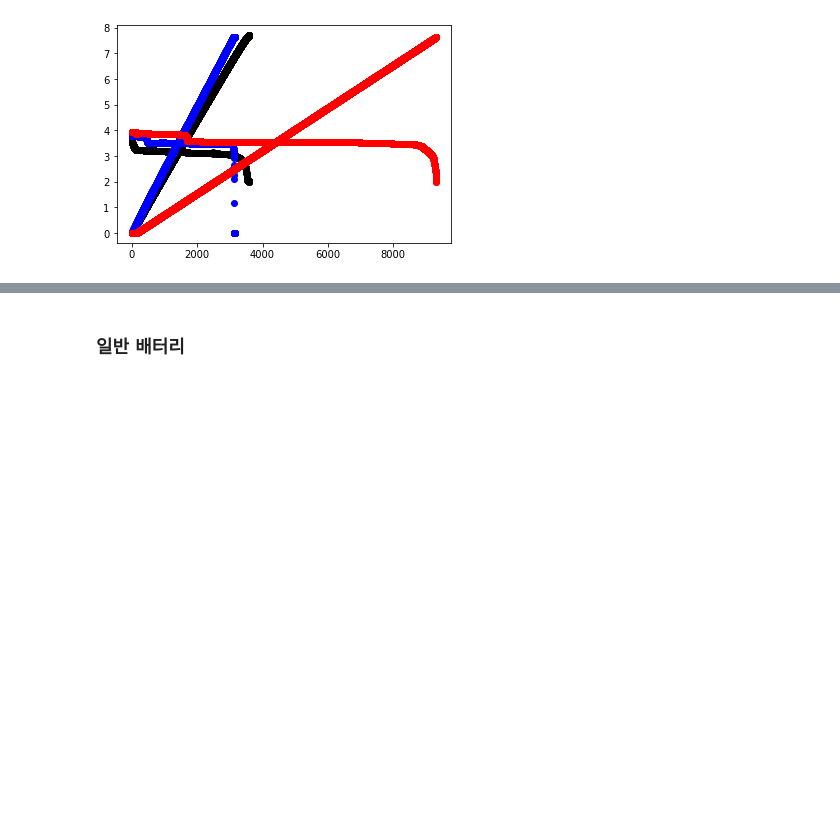
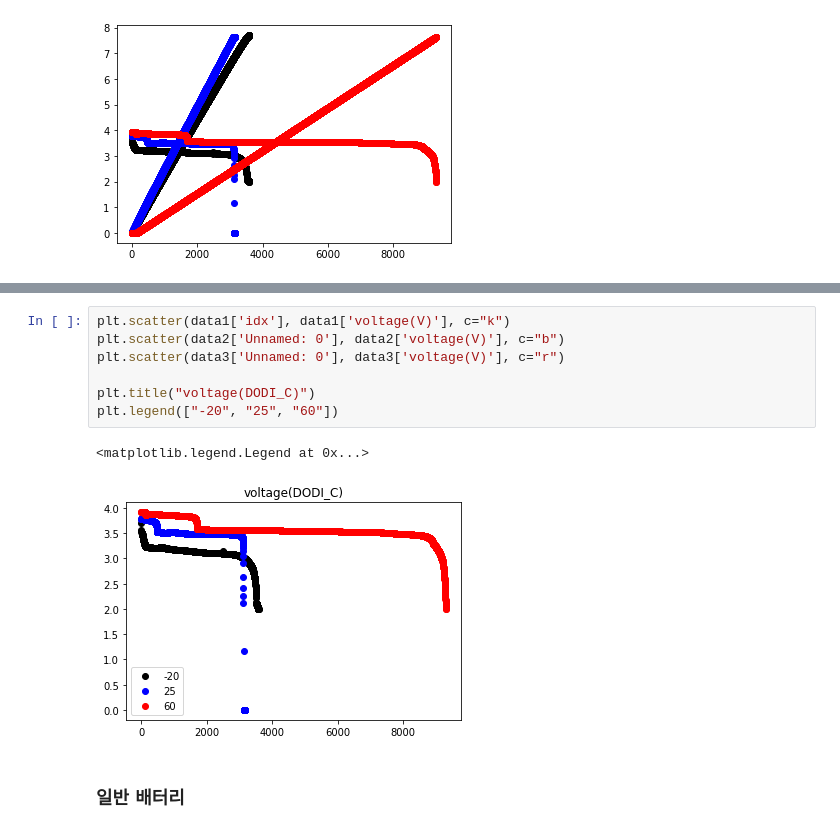
Before and after one commit to minD9it/Battery, a Jupyter notebook: RawDataAnalysis.ipynb, the cells around one changed output, grey strips where cells are left out. Saved outputs shown, nothing was run; the diff lists cells and outputs as text; blank space fills up the shorter version.

```diff
--- a/RawDataAnalysis.ipynb
+++ b/RawDataAnalysis.ipynb
@@ -71,3 +81,13 @@ plt.scatter(data3['Unnamed: 0'], data3['voltage(V)'], c="r")
+# %%
+plt.scatter(data1['idx'], data1['voltage(V)'], c="k")
+plt.scatter(data2['Unnamed: 0'], data2['voltage(V)'], c="b")
+plt.scatter(data3['Unnamed: 0'], data3['voltage(V)'], c="r")
+
+plt.title("voltage(DODI_C)")
+plt.legend(["-20", "25", "60"])
+# %% [output]
+<matplotlib.legend.Legend at 0x...>
+[figure, added]
 # %% [markdown]
 ### 일반 배터리
 # %% [raw]
```
Also changed, not shown: parts of 3 cells of this notebook, 1 other file.
